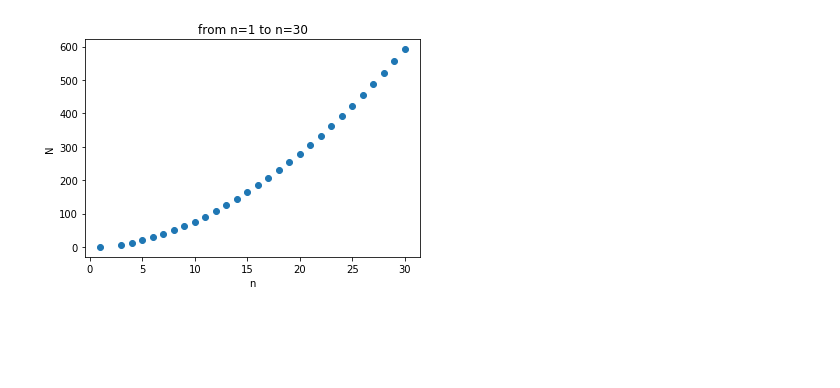
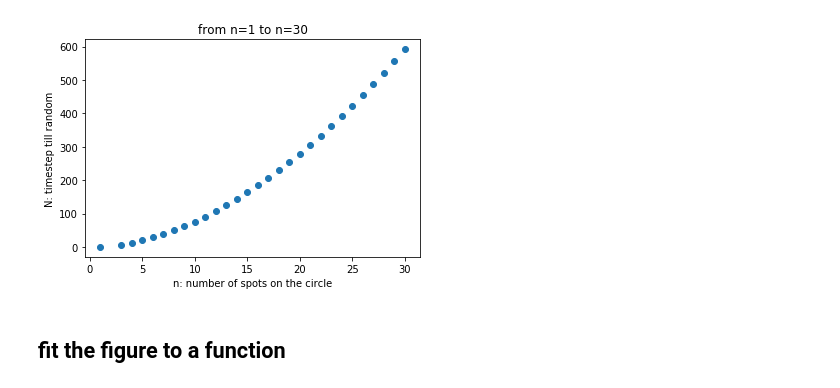
Before and after one commit to lliu58b/BUMP-code, a Jupyter notebook: data1_plotting.ipynb, the cells around one changed output. Drawn from its saved outputs; the diff is of its cells as text; code cells hidden in the pictures; blank space fills up the shorter version.

```diff
--- a/data1_plotting.ipynb
+++ b/data1_plotting.ipynb
@@ -5,15 +6,22 @@ from matplotlib import pyplot as plt
 # %%
+# parsing through the data
 data1 = pd.read_csv("data1.csv")
-n1 = []
-N1 = []
+n1 = np.array([])
+N1 = np.array([])
 for i in range(30):
     if i != 1:
-        n1.append(data1.n.iloc[i])
-        N1.append(data1.N.iloc[i])
-plt.plot(n1, N1, 'o')
-plt.title('from n=1 to n=30')
-plt.xlabel('n')
-plt.ylabel('N')
-plt.show()
+        n1 = np.append(n1, data1.n.iloc[i])
+        N1 = np.append(N1, data1.N.iloc[i])
-# %% [output]
-[figure, removed]
+# %%
+# plotting the figure
+plt.ion()
+plt.figure()
+plt.plot(n1, N1, 'o')
+plt.title('from n=1 to n=30')
+plt.xlabel('n: number of spots on the circle')
+plt.ylabel('N: timestep till random')
+plt.show()
+# %% [output]
+[figure, added]
+# %% [markdown]
+## fit the figure to a function
```
Also changed, not shown: parts of 6 cells of this notebook, 10 other files.
